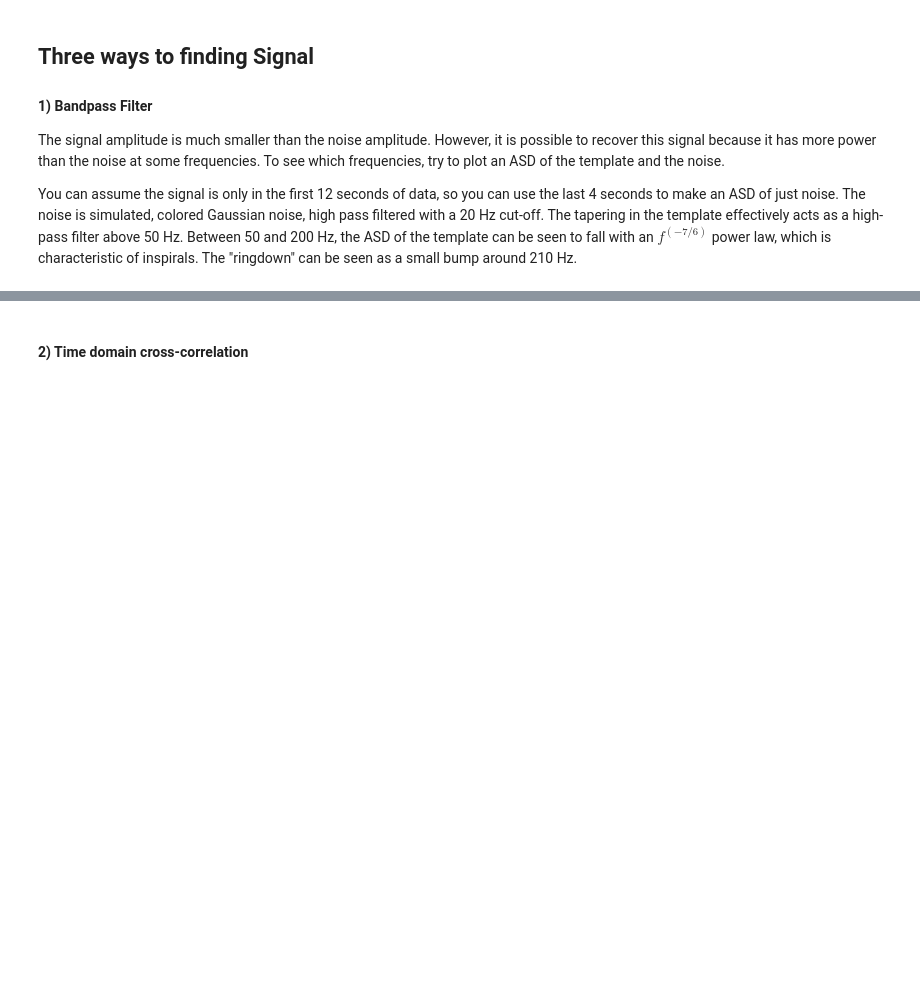
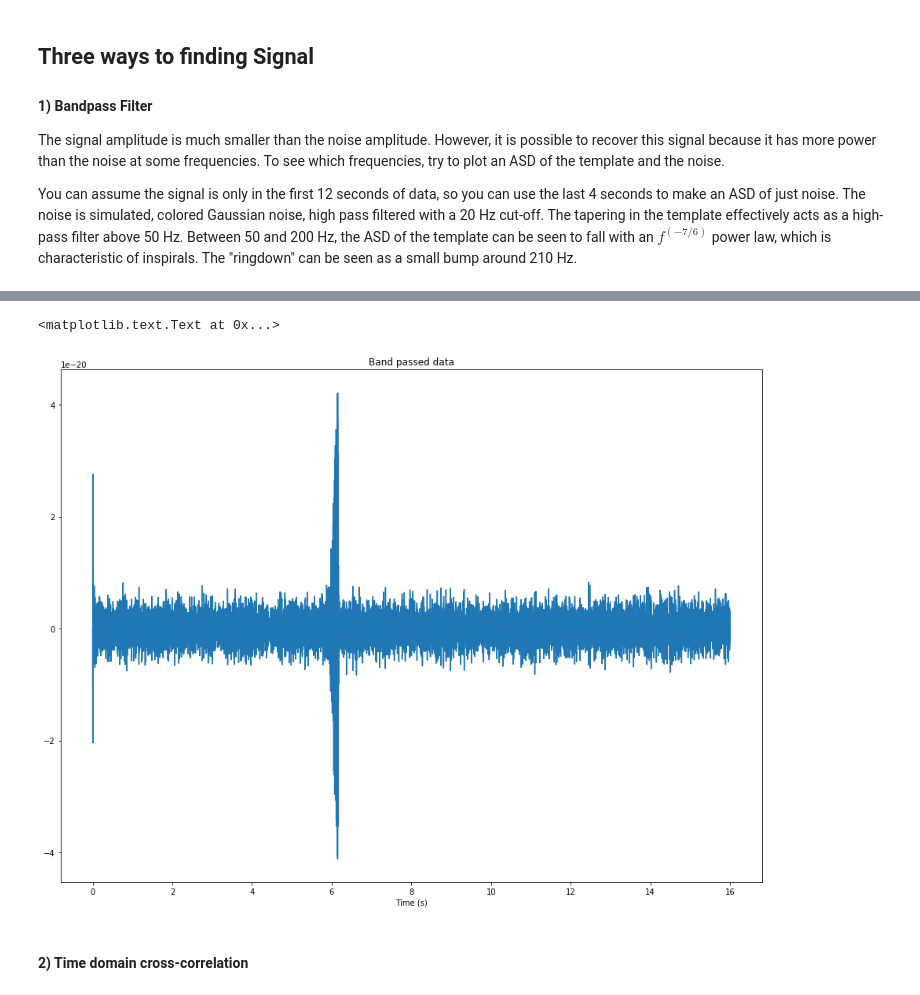
Before and after one commit to TarrySingh/Artificial-Intelligence-Deep-Learning-Machine-Learning-Tutorials, a Jupyter notebook: quantum gravity/Getting Started/Finding an Inspiral.ipynb, the cells around one changed output, grey strips where cells are left out. Saved outputs shown, nothing was run; the diff lists cells and outputs as text; code cells hidden in the pictures; blank space fills up the shorter version.

Commit message:
Bandpass filter
ASD

```diff
--- a/quantum gravity/Getting Started/Finding an Inspiral.ipynb
+++ b/quantum gravity/Getting Started/Finding an Inspiral.ipynb
@@ -69,3 +70,14 @@ plt.title('Bandpass Filter')
+# %%
+# Apply a bandpass filter to the data
+(B,A) = signal.butter(4, [80/(fs/2.0), 250/(fs/2.0)], btype='pass')
+data_pass= signal.lfilter(B, A, data)
+plt.figure(figsize=(16,12))
+plt.plot(time, data_pass)
+plt.title('Band passed data')
+plt.xlabel('Time (s)')
+# %% [output]
+<matplotlib.text.Text at 0x...>
+[figure, added]
 # %% [markdown]
 #### 2) Time domain cross-correlation
 # %% [markdown]
```
Also changed, not shown: parts of 3 cells of this notebook.
